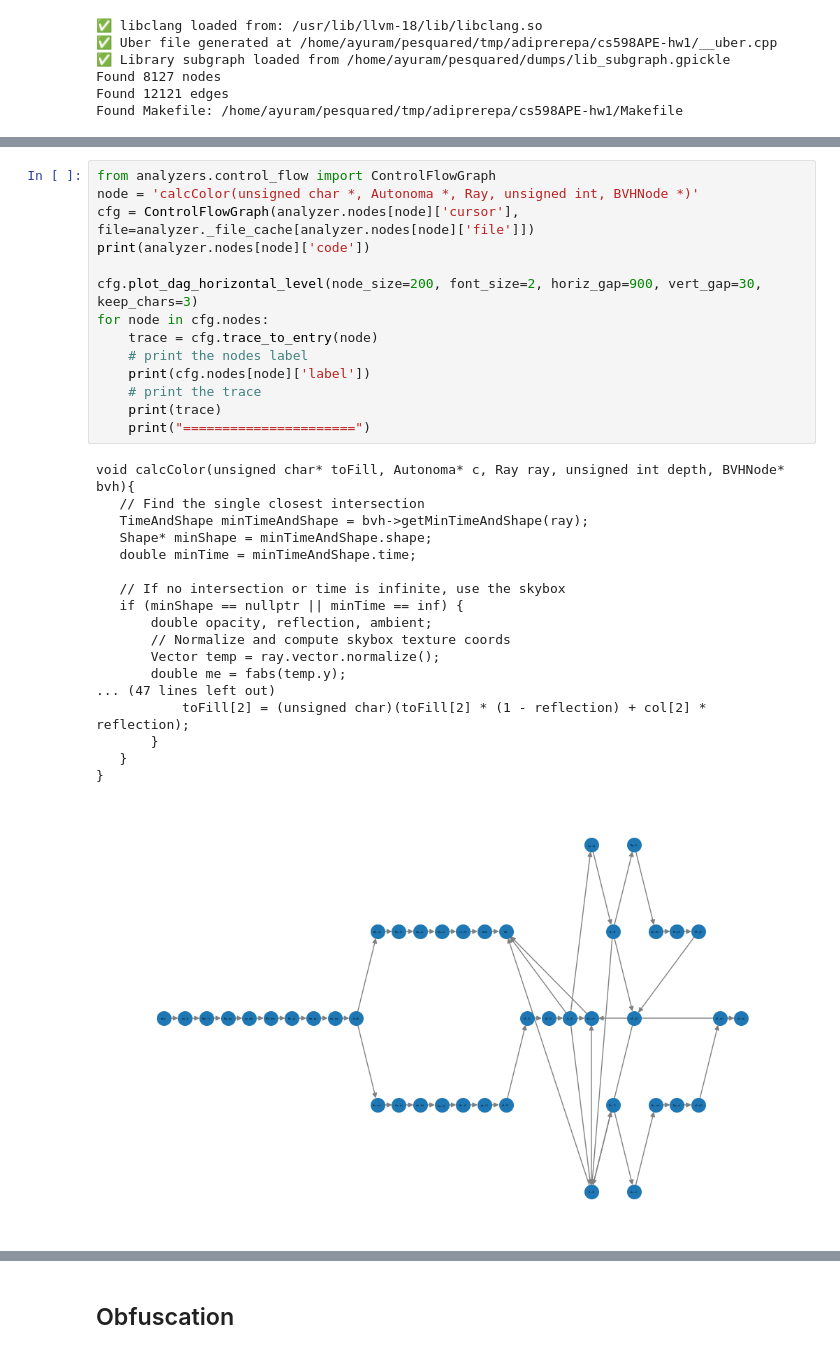
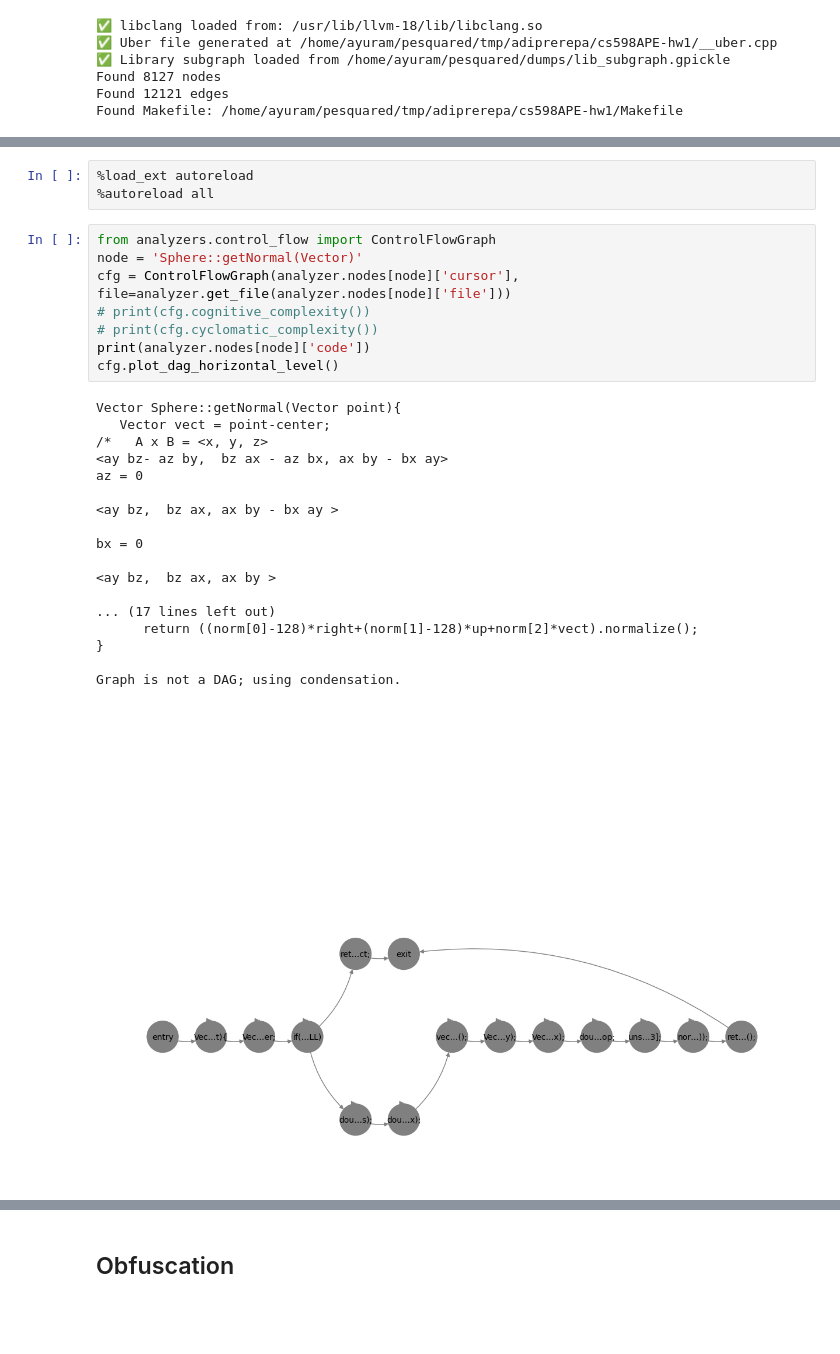
Before and after one commit to adiprerepa/pesquared, a Jupyter notebook: FunctionGraph.ipynb, the cells around one changed output, grey strips where cells are left out. Cells and saved outputs as stored; diff of their text form; blank space fills up the shorter version.

```diff
--- a/FunctionGraph.ipynb
+++ b/FunctionGraph.ipynb
@@ -27,33 +55,30 @@ analyzer.plot(horizontal=True, node_filter=lambda node, attrs: (len(list(analyze
+# %%
+%load_ext autoreload
+%autoreload all
 # %%
 from analyzers.control_flow import ControlFlowGraph
-node = 'calcColor(unsigned char *, Autonoma *, Ray, unsigned int, BVHNode *)'
-cfg = ControlFlowGraph(analyzer.nodes[node]['cursor'], file=analyzer._file_cache[analyzer.nodes[node]['file']])
+node = 'Sphere::getNormal(Vector)'
+cfg = ControlFlowGraph(analyzer.nodes[node]['cursor'], file=analyzer.get_file(analyzer.nodes[node]['file']))
+# print(cfg.cognitive_complexity())
+# print(cfg.cyclomatic_complexity())
 print(analyzer.nodes[node]['code'])
-
-cfg.plot_dag_horizontal_level(node_size=200, font_size=2, horiz_gap=900, vert_gap=30, keep_chars=3)
-for node in cfg.nodes:
-    trace = cfg.trace_to_entry(node)
-    # print the nodes label
-    print(cfg.nodes[node]['label'])
-    # print the trace
-    print(trace)
-    print("======================")
+cfg.plot_dag_horizontal_level()
 # %% [output]
-void calcColor(unsigned char* toFill, Autonoma* c, Ray ray, unsigned int depth, BVHNode* bvh){
-   // Find the single closest intersection
-   TimeAndShape minTimeAndShape = bvh->getMinTimeAndShape(ray);
-   Shape* minShape = minTimeAndShape.shape;
-   double minTime = minTimeAndShape.time;
+Vector Sphere::getNormal(Vector point){
+   Vector vect = point-center;
+/*   A x B = <x, y, z>
+<ay bz- az by,  bz ax - az bx, ax by - bx ay>
+az = 0
 
-   // If no intersection or time is infinite, use the skybox
-   if (minShape == nullptr || minTime == inf) {
-       double opacity, reflection, ambient;
-       // Normalize and compute skybox texture coords
-       Vector temp = ray.vector.normalize();
-       double me = fabs(temp.y);
-... (47 lines left out)
-           toFill[2] = (unsigned char)(toFill[2] * (1 - reflection) + col[2] * reflection);
-       }
-   }
+<ay bz,  bz ax, ax by - bx ay >
+
+bx = 0
+
+<ay bz,  bz ax, ax by >
+
+... (17 lines left out)
+      return ((norm[0]-128)*right+(norm[1]-128)*up+norm[2]*vect).normalize();
 }
+
+Graph is not a DAG; using condensation.
-[figure, old version]
+[figure, new version]
```
Also changed, not shown: parts of 6 cells of this notebook, 14 other files.
